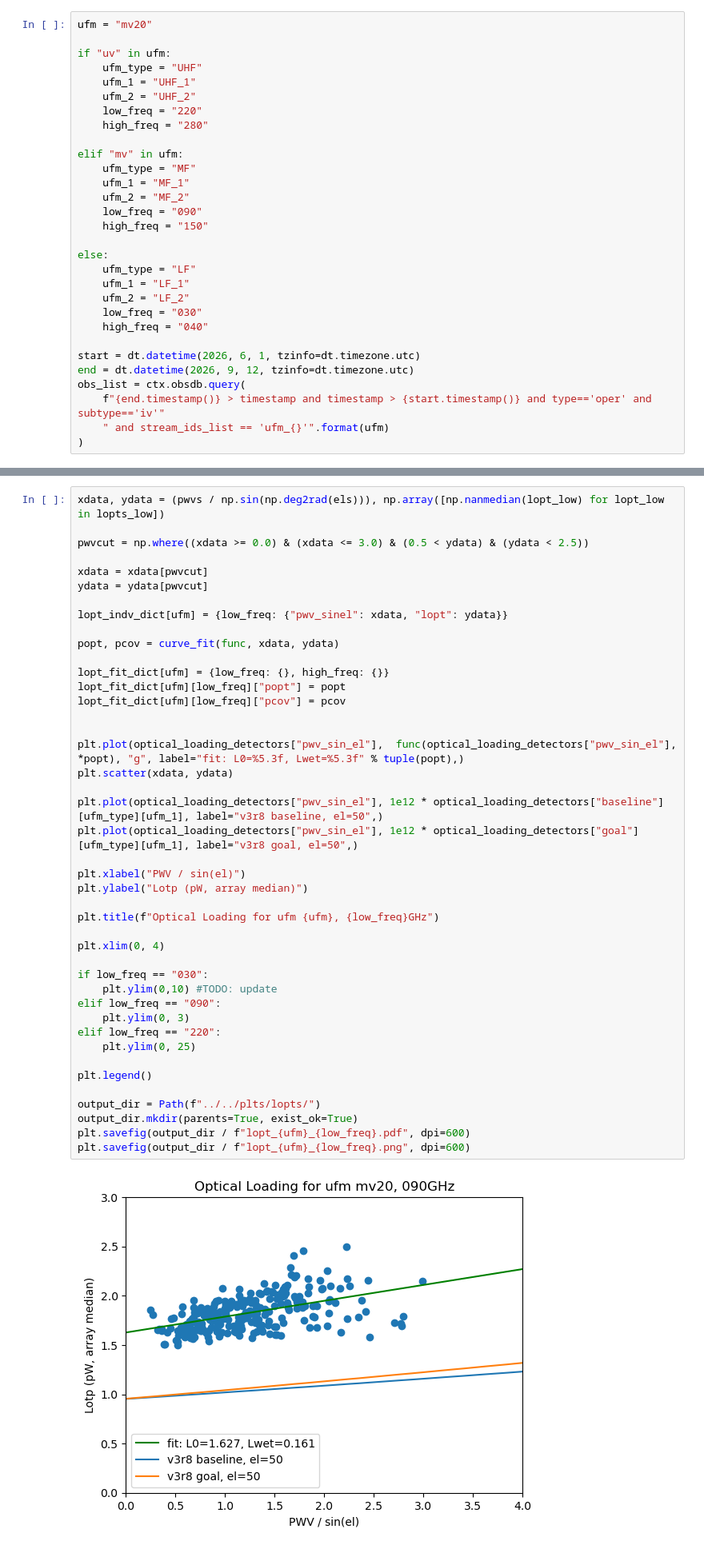
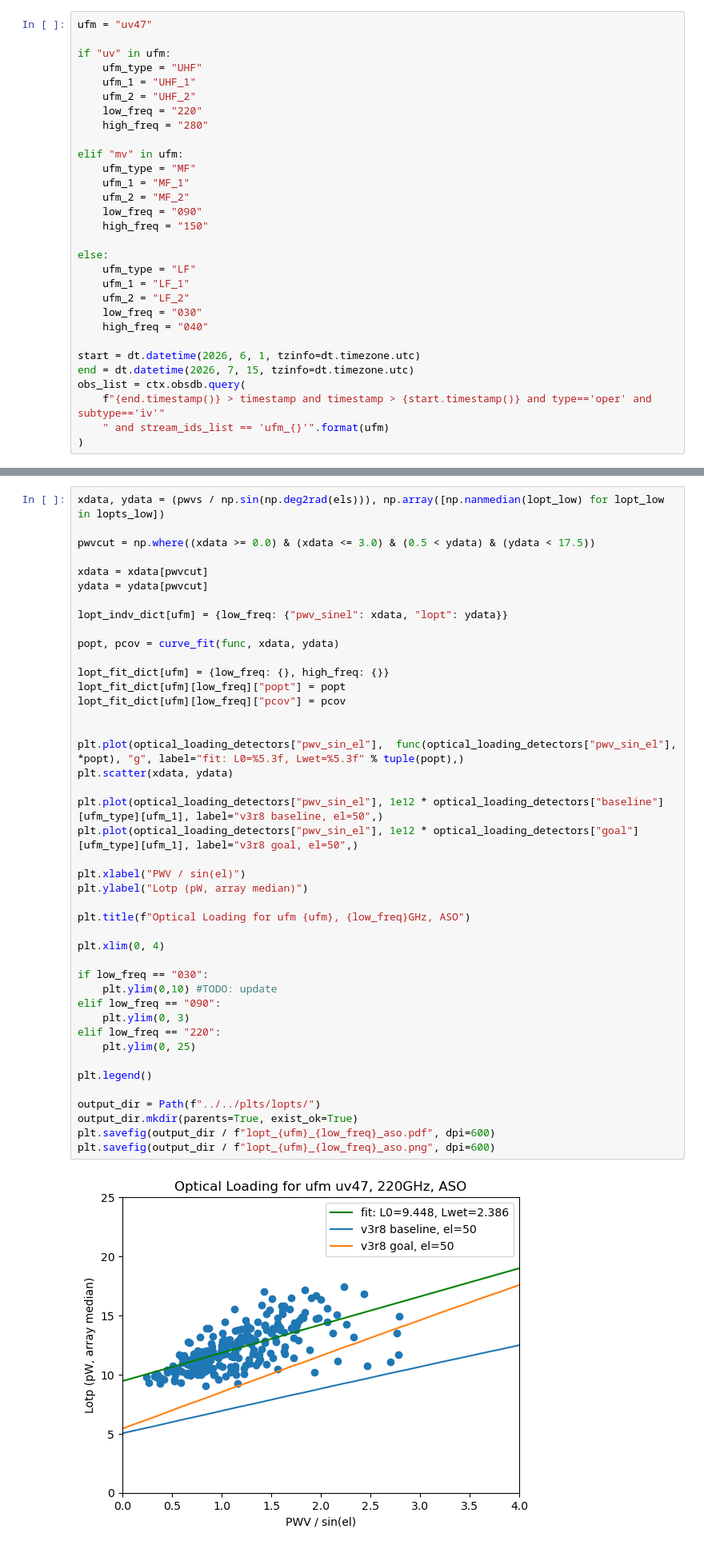
Before and after one commit to Sulla2012/LAT_Loading, a Jupyter notebook: latcom/notebooks/optical_loading.ipynb, the cells around one changed output, grey strips where cells are left out. Shown at 80% size. Cells and saved outputs as stored; diff of their text form.

```diff
--- a/latcom/notebooks/optical_loading.ipynb
+++ b/latcom/notebooks/optical_loading.ipynb
@@ -31,7 +31,7 @@ with open("../../data/opt_load_det.pk", "rb") as f:
 ## context for loading data
 ctx = core.Context("../../ctxs/smurf_detsets_local.yaml")
 # %%
-ufm = "mv20"
+ufm = "uv47"
 
 if "uv" in ufm:
     ufm_type = "UHF"
@@ -55,7 +55,7 @@ else:
     high_freq = "040"
 
 start = dt.datetime(2026, 6, 1, tzinfo=dt.timezone.utc)
-end = dt.datetime(2026, 9, 12, tzinfo=dt.timezone.utc)
+end = dt.datetime(2026, 7, 15, tzinfo=dt.timezone.utc)
 obs_list = ctx.obsdb.query(
     f"{end.timestamp()} > timestamp and timestamp > {start.timestamp()} and type=='oper' and subtype=='iv'"
     " and stream_ids_list == 'ufm_{}'".format(ufm)
@@ -287,7 +268,7 @@ np.float64(6.765571279576788)
 # %%
 xdata, ydata = (pwvs / np.sin(np.deg2rad(els))), np.array([np.nanmedian(lopt_low) for lopt_low in lopts_low])
 
-pwvcut = np.where((xdata >= 0.0) & (xdata <= 3.0) & (0.5 < ydata) & (ydata < 2.5))
+pwvcut = np.where((xdata >= 0.0) & (xdata <= 3.0) & (0.5 < ydata) & (ydata < 17.5))
 
 xdata = xdata[pwvcut]
 ydata = ydata[pwvcut]
@@ -298,37 +279,37 @@ popt, pcov = curve_fit(func, xdata, ydata)
 
 lopt_fit_dict[ufm] = {low_freq: {}, high_freq: {}}
 lopt_fit_dict[ufm][low_freq]["popt"] = popt
 lopt_fit_dict[ufm][low_freq]["pcov"] = pcov
 
 
 plt.plot(optical_loading_detectors["pwv_sin_el"],  func(optical_loading_detectors["pwv_sin_el"], *popt), "g", label="fit: L0=%5.3f, Lwet=%5.3f" % tuple(popt),)
 plt.scatter(xdata, ydata)
 
 plt.plot(optical_loading_detectors["pwv_sin_el"], 1e12 * optical_loading_detectors["baseline"][ufm_type][ufm_1], label="v3r8 baseline, el=50",)
 plt.plot(optical_loading_detectors["pwv_sin_el"], 1e12 * optical_loading_detectors["goal"][ufm_type][ufm_1], label="v3r8 goal, el=50",)
 
 plt.xlabel("PWV / sin(el)")
 plt.ylabel("Lotp (pW, array median)")
 
-plt.title(f"Optical Loading for ufm {ufm}, {low_freq}GHz")
+plt.title(f"Optical Loading for ufm {ufm}, {low_freq}GHz, ASO")
 
 plt.xlim(0, 4)
 
 if low_freq == "030":
     plt.ylim(0,10) #TODO: update
 elif low_freq == "090":
     plt.ylim(0, 3)
 elif low_freq == "220":
     plt.ylim(0, 25)
 
 plt.legend()
 
 output_dir = Path(f"../../plts/lopts/")
 output_dir.mkdir(parents=True, exist_ok=True)
-plt.savefig(output_dir / f"lopt_{ufm}_{low_freq}.pdf", dpi=600)
-plt.savefig(output_dir / f"lopt_{ufm}_{low_freq}.png", dpi=600)
+plt.savefig(output_dir / f"lopt_{ufm}_{low_freq}_aso.pdf", dpi=600)
+plt.savefig(output_dir / f"lopt_{ufm}_{low_freq}_aso.png", dpi=600)
 # %% [output]
-[figure, old version]
+[figure, new version]
 # %%
 xdata, ydata = (pwvs / np.sin(np.deg2rad(els))), np.array([np.nanmedian(lopt_high) for lopt_high in lopts_high])
 
```
Also changed, not shown: parts of 9 cells of this notebook, 8 other files.
